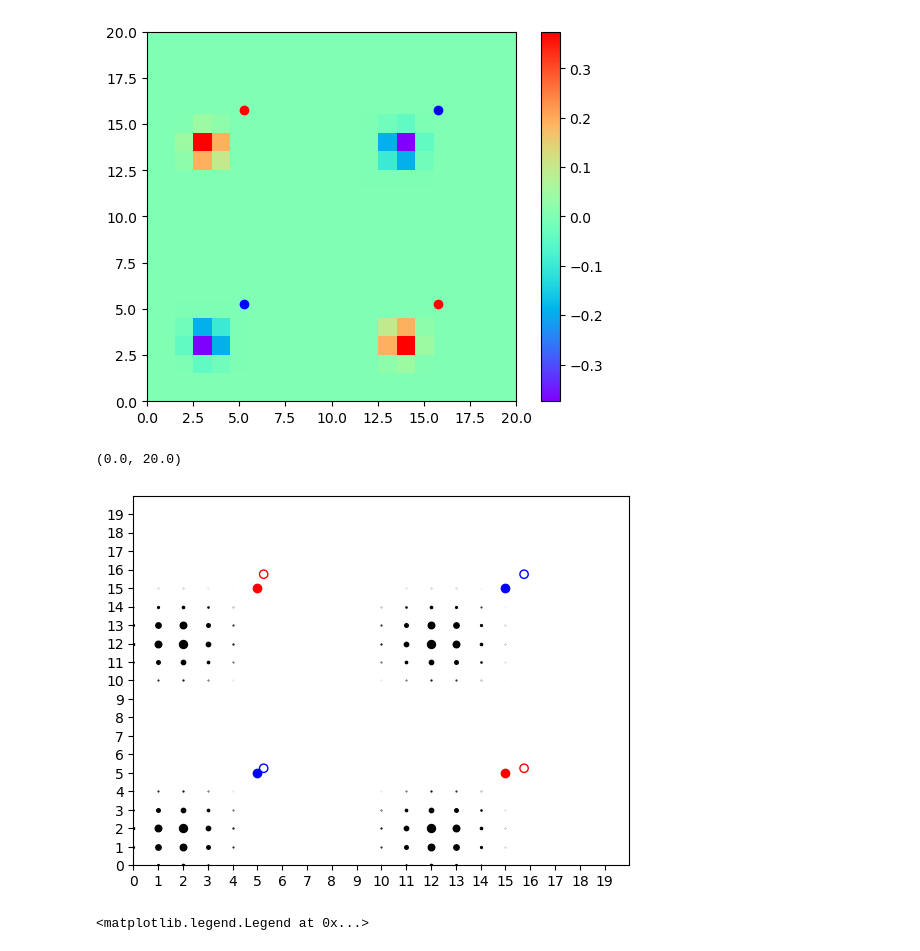
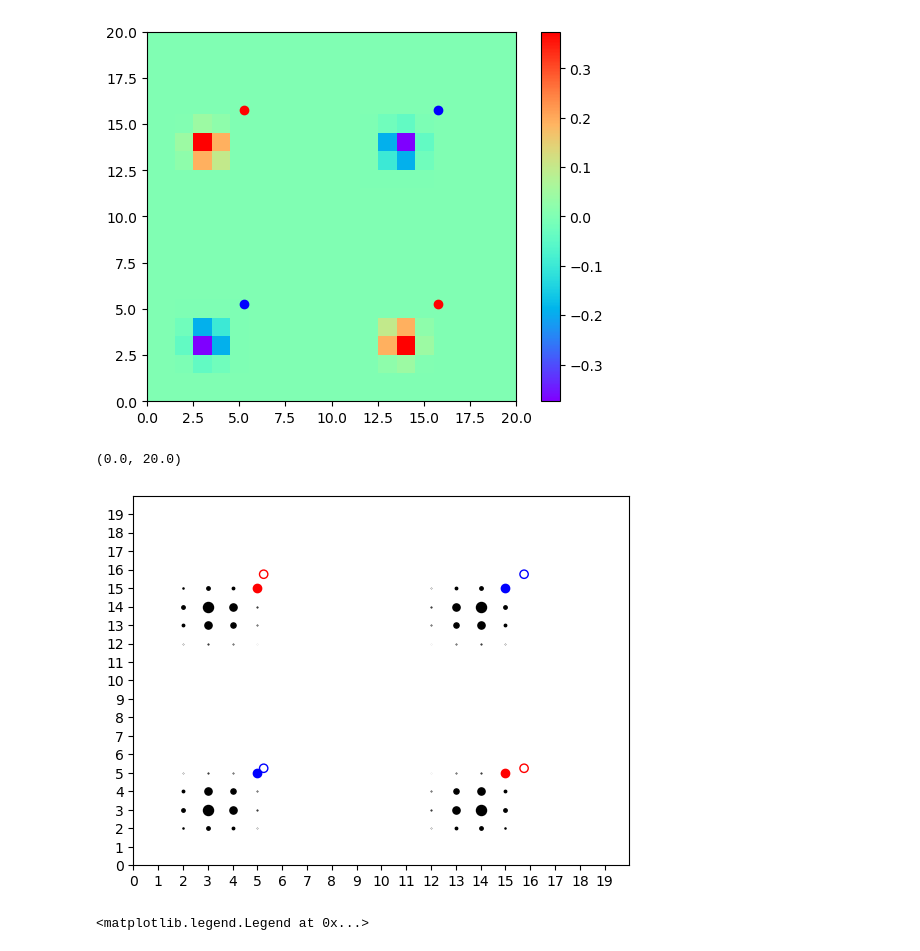
Before and after one commit to ejmeitz/CUDA_P3M, a Jupyter notebook: test_data/scripts.ipynb, the cells around one changed output. Cells and saved outputs as stored; diff of their text form; code cells hidden in the pictures.

```diff
--- a/test_data/scripts.ipynb
+++ b/test_data/scripts.ipynb
@@ -165,9 +165,8 @@ def compute_spline(u): #ONLY WORKS FOR ORDER 4
 
 
 def Q2(u, q, order, K1, K2): #from https://git.sr.ht/~jmbr/libpme6/tree/2e81cacdf941c8114615363fbae59d7f06742838/item/pme.cpp
-
-    M = np.zeros((2, len(q), order))
-    dM = np.zeros((2, len(q), order))
+    M_vals = np.zeros((2, len(q), order))
+    dM_vals = np.zeros((2, len(q), order))
     Q = np.zeros((K1, K2))
 
     for i in range(len(q)):
@@ -175,15 +174,21 @@ def Q2(u, q, order, K1, K2): #from https://git.sr.ht/~jmbr/libpme6/tree/2e81cacd
         u_i = u[i]
 
         floor_u = np.zeros(2)
-        for d in range(2): #2 is dimensions
-            M[d,i,:], dM[d,i,:], floor_u[d] = compute_spline(u_i[d])
+        # for d in range(2): #2 is dimensions
+        #     M_vals[d,i,:], dM_vals[d,i,:], floor_u[d] = compute_spline(u_i[d])
+
+        #should be equiv to ^^
+        for d in range(2):
+            floor_u[d] =  np.floor(u_i[d])
+            for o in range(order):
+                M_vals[d,i,o] = M(u_i[d], o)
 
         for c0 in range(order):
             l0 = floor_u[0] + c0 - order + 1
             #           k0 = l0 < 0 ? l0 + K1 : l0
             k0 = l0 + K1 if l0 < 0 else l0
 
-            q_n_s0 = q_n * M[0,i,c0]
+            q_n_s0 = q_n * M_vals[0,i,c0]
 
             for c1 in range(order):
                 l1 = floor_u[1] + c1 - order + 1
@@ -191,7 +196,7 @@ def Q2(u, q, order, K1, K2): #from https://git.sr.ht/~jmbr/libpme6/tree/2e81cacd
                 k1 = l1 + K2 if l1 < 0 else l1
 
 
-                Q[int(k0), int(k1)] += q_n_s0 * M[1,i,c1]
+                Q[int(k0), int(k1)] += q_n_s0 * M_vals[1,i,c1]
     return Q
 
-Q2 = Q2(u, charges, n, K1, K2)
+Q2 = Q2(u, charges, 4, K1, K2)#compute_spline only works with 4
@@ -232,23 +254,23 @@ plt.ylim([0,K2-1])
 # %%
 
 # Get the colormap used in the colorbar
 for k1 in range(K1):
     for k2 in range(K2):
-        plt.scatter(k1,k2, s = 140*np.abs(Q_mine[k1,k2]), c = 'k')
+        plt.scatter(k1,k2, s = 140*np.abs(Q2[k1,k2]), c = 'k')
 
 colors = {-1 : 'b', 1 : 'r'}
 for i in range(len(charges)):
     nearest_grid = np.floor(u[i])
     plt.scatter(nearest_grid[0],nearest_grid[1], c = colors[charges[i]])
     plt.scatter(u[i,0],u[i,1], c = 'none', edgecolor = colors[charges[i]])
 plt.xticks(np.arange(0,K1-1))
 plt.yticks(np.arange(0,K2-1))
 # plt.grid(color = 'k', linewidth = 1)
 plt.xlim([0,K1-1])
 plt.ylim([0,K2-1])
 # %% [output]
 (0.0, 20.0)
-[figure, old version]
+[figure, new version]
 # %%
 test_u = np.arange(-2,10,0.01)
 M2_vals = [M(u_, 2) for u_ in test_u]
```
Also changed, not shown: parts of 3 cells of this notebook, 1 other file.
